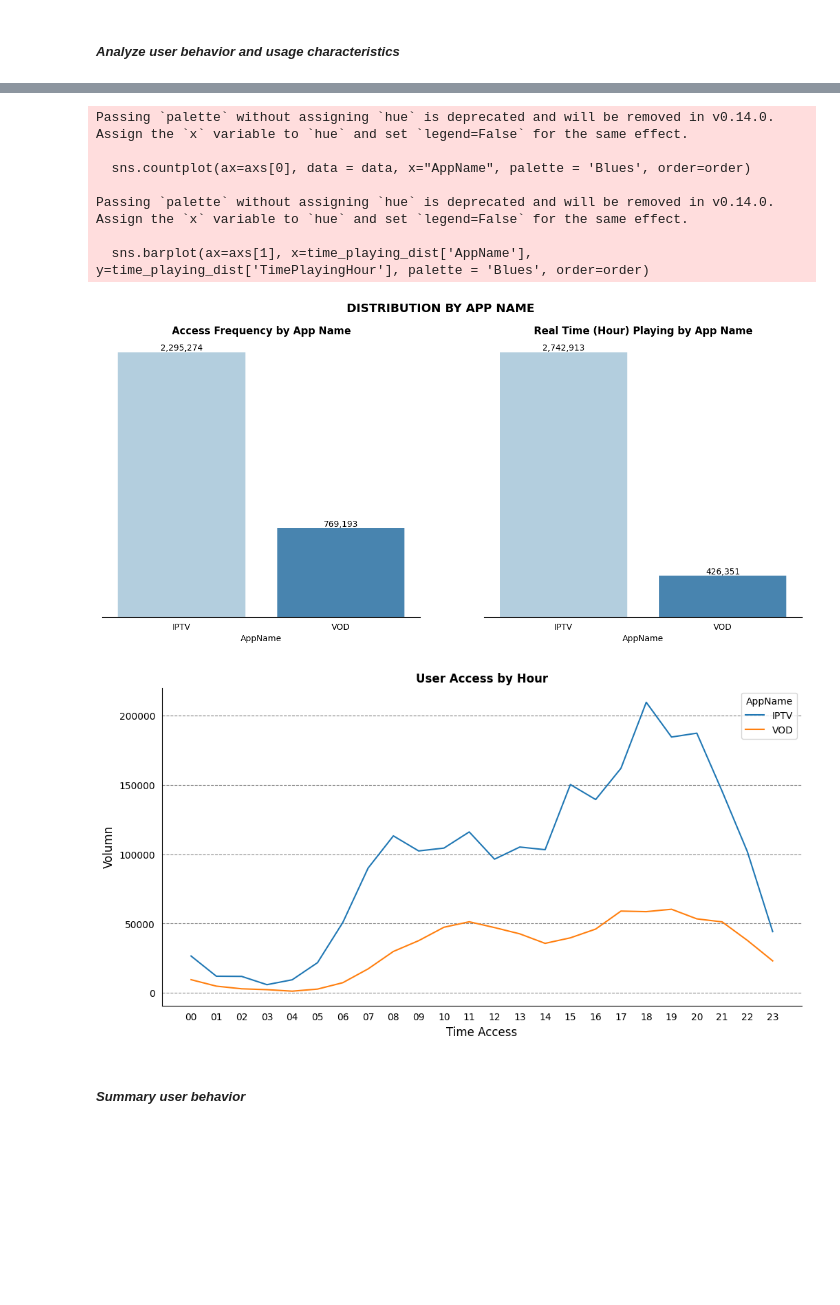
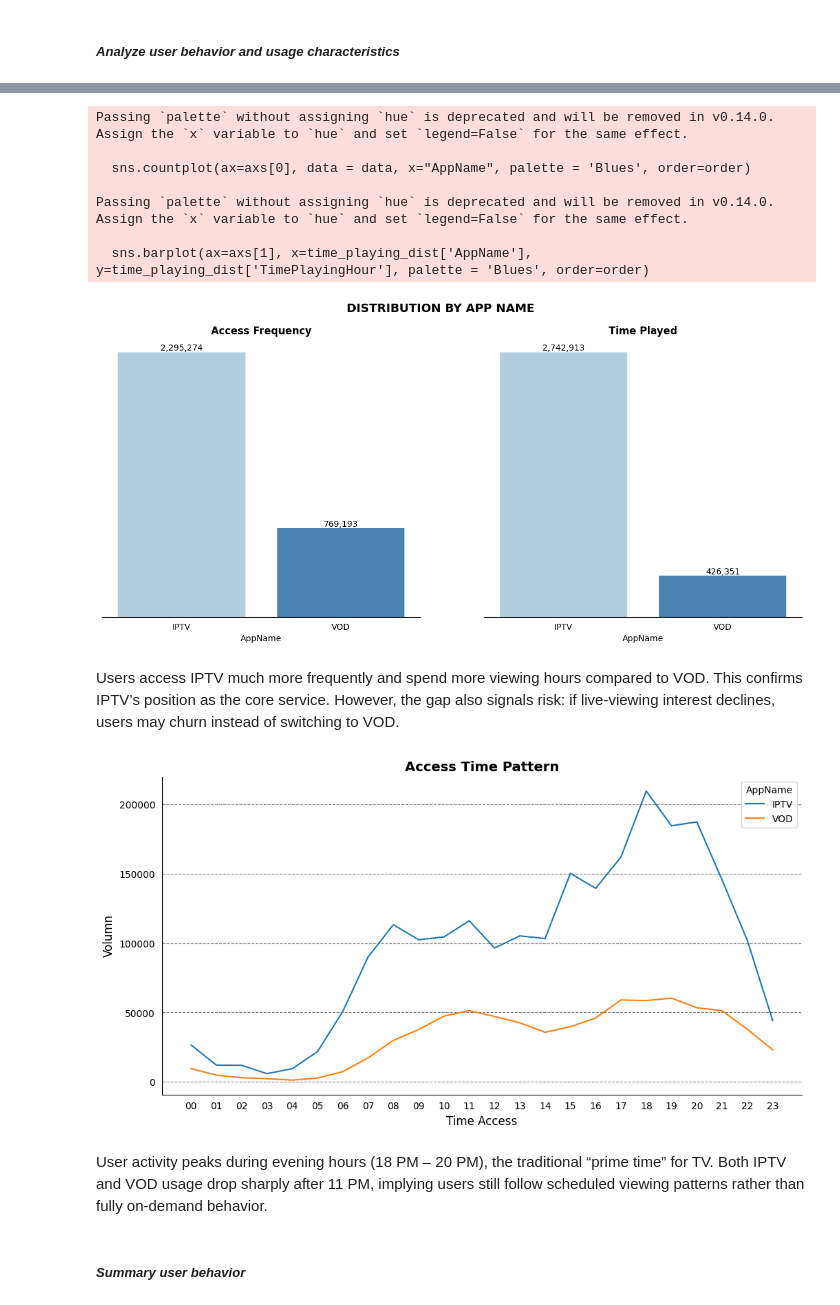
Before and after one commit to levythaoanh/TV-Usage-Insights-Churn-Risk-Modeling, a Jupyter notebook: CustomerChurnAnalysis.ipynb, the cells around one changed output, grey strips where cells are left out. Saved outputs shown, nothing was run; the diff lists cells and outputs as text; code cells hidden in the pictures; blank space fills up the shorter version.

```diff
--- a/CustomerChurnAnalysis.ipynb
+++ b/CustomerChurnAnalysis.ipynb
@@ -183,36 +183,38 @@ sns.countplot(ax=axs[0], data = data, x="AppName", palette = 'Blues', order=orde
 for container in axs[0].containers:
     axs[0].bar_label(container, fmt='{:,.0f}'.format)
 axs[0].get_yaxis().set_visible(False) #remove value y column
 spines = ['top', 'right','left']
 for s in spines:
     axs[0].spines[s].set_visible(False)
 axs[0].tick_params(left = False, bottom = False)
-axs[0].set_title("Access Frequency by App Name", fontweight = 'bold', size = 12)
+axs[0].set_title("Access Frequency", fontweight = 'bold', size = 12)
 
 # Plot Hour Playing by App Name
 time_playing_dist = data.groupby('AppName')['TimePlayingHour'].sum().to_frame().reset_index()
 
 sns.barplot(ax=axs[1], x=time_playing_dist['AppName'], y=time_playing_dist['TimePlayingHour'], palette = 'Blues', order=order)
 for container in axs[1].containers:
     axs[1].bar_label(container, fmt='{:,.0f}'.format)
 axs[1].get_yaxis().set_visible(False) #remove value y column
 spines = ['top', 'right','left']
 for s in spines:
     axs[1].spines[s].set_visible(False)
 axs[1].tick_params(left = False, bottom = False)
-axs[1].set_title("Real Time (Hour) Playing by App Name", fontweight = 'bold', size = 12)
+axs[1].set_title("Time Played", fontweight = 'bold', size = 12)
 
 plt.suptitle("DISTRIBUTION BY APP NAME", fontweight = 'bold', size = 14)
 plt.show()
 # %% [output]
 Passing `palette` without assigning `hue` is deprecated and will be removed in v0.14.0. Assign the `x` variable to `hue` and set `legend=False` for the same effect.
 
   sns.countplot(ax=axs[0], data = data, x="AppName", palette = 'Blues', order=order)
 
 Passing `palette` without assigning `hue` is deprecated and will be removed in v0.14.0. Assign the `x` variable to `hue` and set `legend=False` for the same effect.
 
   sns.barplot(ax=axs[1], x=time_playing_dist['AppName'], y=time_playing_dist['TimePlayingHour'], palette = 'Blues', order=order)
-[figure, old version]
+[figure, new version]
+# %% [markdown]
+Users access IPTV much more frequently and spend more viewing hours compared to VOD. This confirms IPTV’s position as the core service. However, the gap also signals risk: if live-viewing interest declines, users may churn instead of switching to VOD.
 # %%
 time_access = data[['SessionMainMenu','AppName', 'MAC']].copy()
 time_access['Hour'] = data['SessionMainMenu'].str[24:26]
@@ -228,10 +230,12 @@ for s in spines:
 ax.tick_params(left = False, bottom = False)
 plt.xlabel('Time Access',size = 12)
 plt.ylabel('Volumn',size = 12)
-plt.title('User Access by Hour', fontweight = 'bold', size = 12)
+plt.title('Access Time Pattern', fontweight = 'bold', size = 14)
 plt.show()
 # %% [output]
-[figure, old version]
+[figure, new version]
+# %% [markdown]
+User activity peaks during evening hours (18 PM – 20 PM), the traditional “prime time” for TV. Both IPTV and VOD usage drop sharply after 11 PM, implying users still follow scheduled viewing patterns rather than fully on-demand behavior.
 # %% [markdown]
 ##### ***Summary user behavior***
 # %%
```
Also changed, not shown: parts of 10 cells of this notebook.
